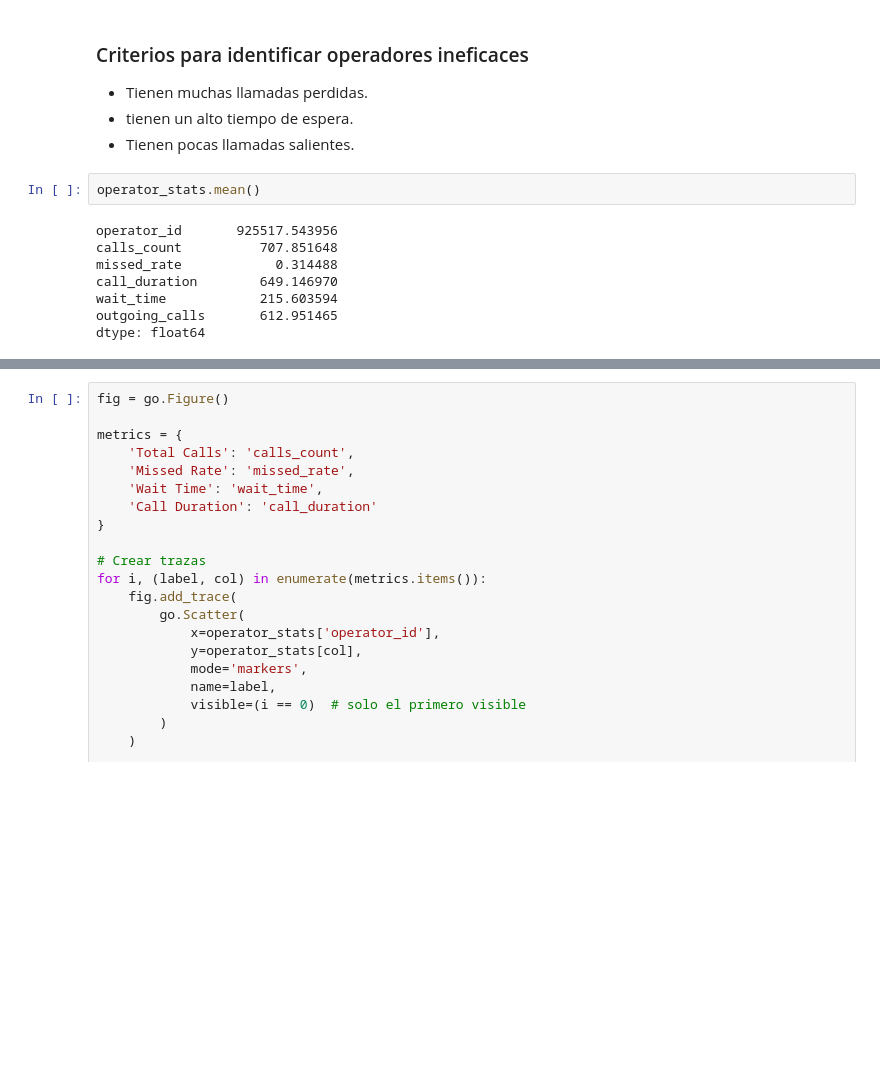
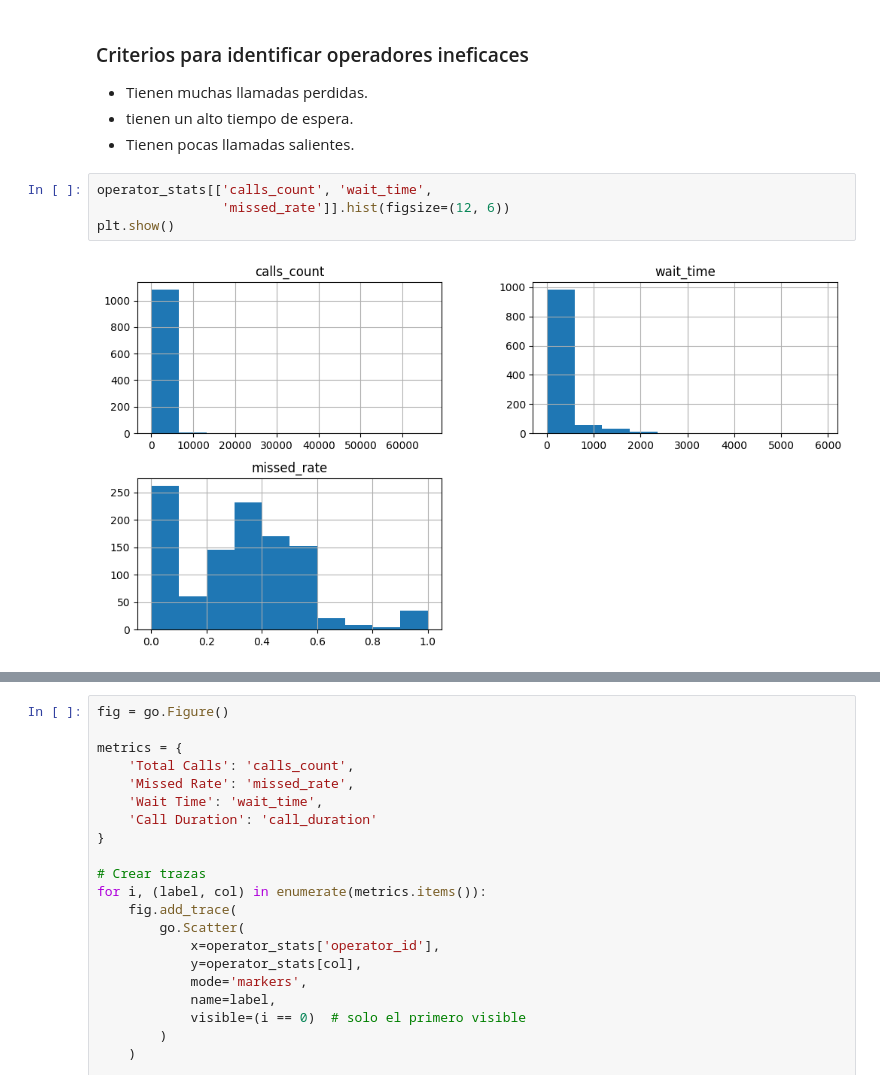
Before and after one commit to DevLearnsAl/Efficency-Analysis---CallMe-Maybe, a Jupyter notebook: Proyecto final.ipynb, the cells around one changed output, grey strips where cells are left out. Drawn from its saved outputs; the diff is of its cells as text; blank space fills up the shorter version.

```diff
--- a/Proyecto final.ipynb
+++ b/Proyecto final.ipynb
@@ -238,14 +269,10 @@ operator_stats['outgoing_calls'] = operator_stats['outgoing_calls'].fillna(0)
 - Tienen muchas llamadas perdidas.
 - tienen un alto tiempo de espera.
 - Tienen pocas llamadas salientes.
-# %%
-operator_stats.mean()
-# %% [output]
-operator_id       925517.543956
-calls_count          707.851648
-missed_rate            0.314488
-call_duration        649.146970
-wait_time            215.603594
-outgoing_calls       612.951465
-dtype: float64
+# %%
+operator_stats[['calls_count', 'wait_time',
+                'missed_rate']].hist(figsize=(12, 6))
+plt.show()
+# %% [output]
+[figure, added]
 # %%
```
Also changed, not shown: parts of 28 cells of this notebook.
